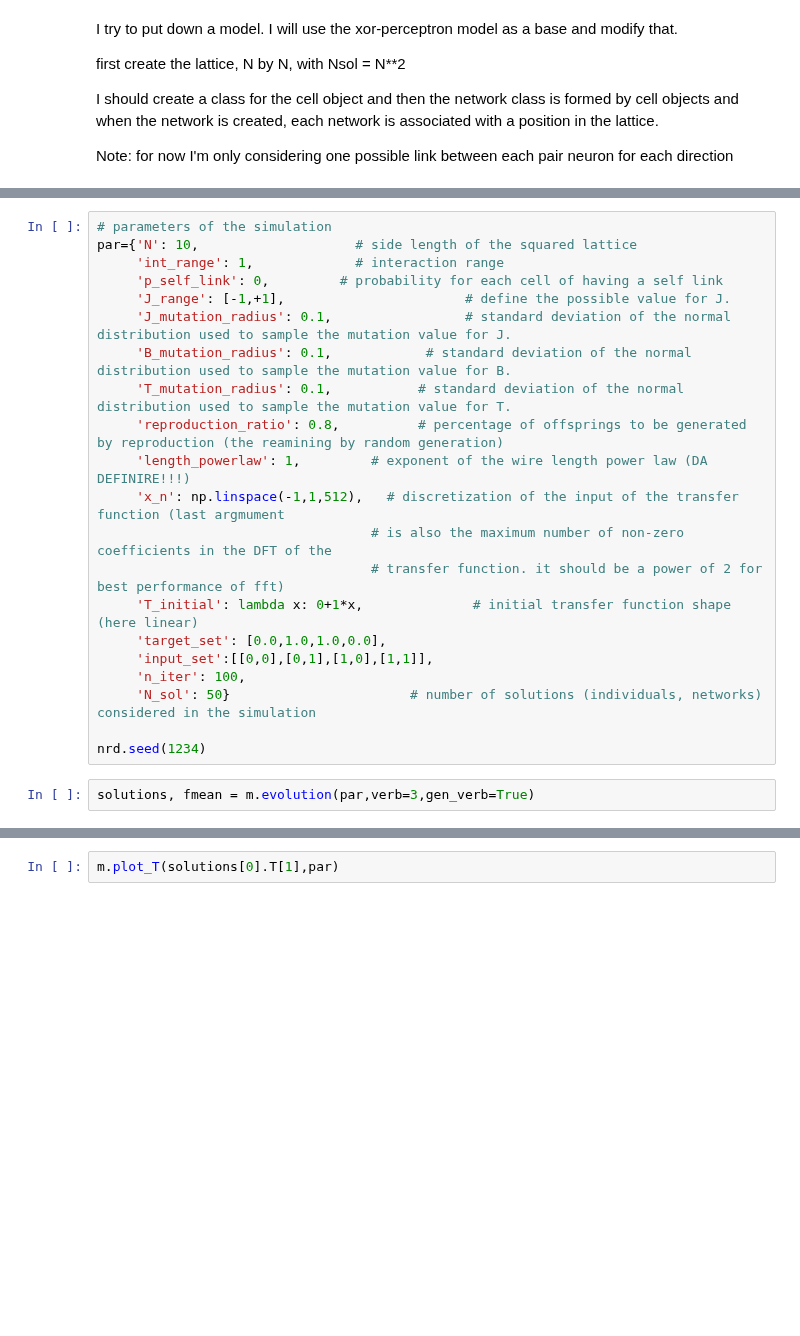
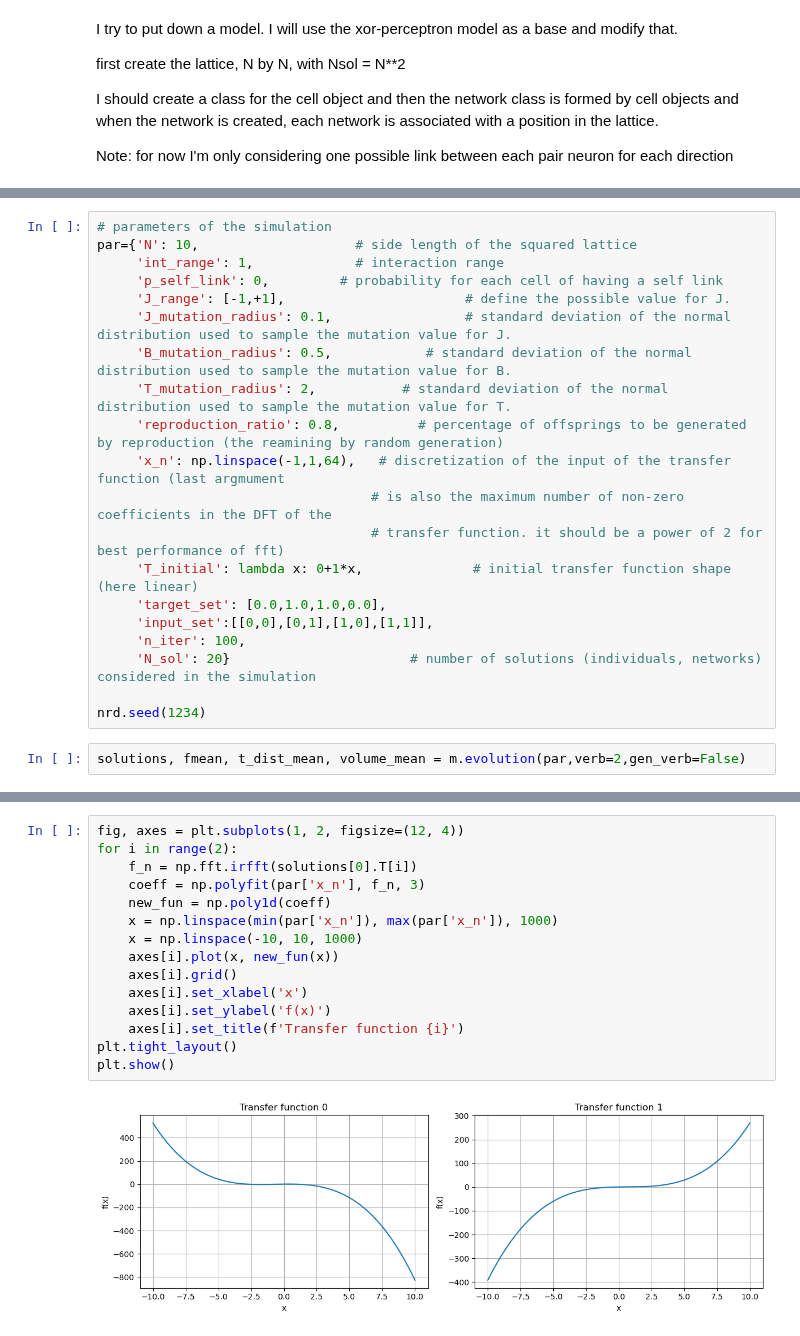
Before and after one commit to pietromalagoli/NeuronEvolution, a Jupyter notebook: main/model_np.ipynb, the cells around one changed output, grey strips where cells are left out. Cells and saved outputs as stored; diff of their text form; blank space fills up the shorter version.

```diff
--- a/main/model_np.ipynb
+++ b/main/model_np.ipynb
@@ -26,20 +26,19 @@ par={'N': 10,                    # side length of the squared lattice
      'p_self_link': 0,         # probability for each cell of having a self link
      'J_range': [-1,+1],                       # define the possible value for J.
      'J_mutation_radius': 0.1,                 # standard deviation of the normal distribution used to sample the mutation value for J.
-     'B_mutation_radius': 0.1,            # standard deviation of the normal distribution used to sample the mutation value for B.
-     'T_mutation_radius': 0.1,           # standard deviation of the normal distribution used to sample the mutation value for T.
+     'B_mutation_radius': 0.5,            # standard deviation of the normal distribution used to sample the mutation value for B.
+     'T_mutation_radius': 2,           # standard deviation of the normal distribution used to sample the mutation value for T.
      'reproduction_ratio': 0.8,          # percentage of offsprings to be generated by reproduction (the reamining by random generation)
-     'length_powerlaw': 1,         # exponent of the wire length power law (DA DEFINIRE!!!)
-     'x_n': np.linspace(-1,1,512),   # discretization of the input of the transfer function (last argmument
+     'x_n': np.linspace(-1,1,64),   # discretization of the input of the transfer function (last argmument
                                    # is also the maximum number of non-zero coefficients in the DFT of the
                                    # transfer function. it should be a power of 2 for best performance of fft)
      'T_initial': lambda x: 0+1*x,              # initial transfer function shape (here linear)
      'target_set': [0.0,1.0,1.0,0.0],
      'input_set':[[0,0],[0,1],[1,0],[1,1]],
      'n_iter': 100,
-     'N_sol': 50}                       # number of solutions (individuals, networks) considered in the simulation
+     'N_sol': 20}                       # number of solutions (individuals, networks) considered in the simulation
 
 nrd.seed(1234)
 # %%
-solutions, fmean = m.evolution(par,verb=3,gen_verb=True)
+solutions, fmean, t_dist_mean, volume_mean = m.evolution(par,verb=2,gen_verb=False)
 # %% [output]
@@ -74,3 +117,18 @@ print(np.sum(s[0].C)/s[0].C.shape[0]**2)
 # %%
-m.plot_T(solutions[0].T[1],par)
+fig, axes = plt.subplots(1, 2, figsize=(12, 4))
+for i in range(2):
+    f_n = np.fft.irfft(solutions[0].T[i])
+    coeff = np.polyfit(par['x_n'], f_n, 3)
+    new_fun = np.poly1d(coeff)
+    x = np.linspace(min(par['x_n']), max(par['x_n']), 1000)
+    x = np.linspace(-10, 10, 1000)
+    axes[i].plot(x, new_fun(x))
+    axes[i].grid()
+    axes[i].set_xlabel('x')
+    axes[i].set_ylabel('f(x)')
+    axes[i].set_title(f'Transfer function {i}')
+plt.tight_layout()
+plt.show()
+# %% [output]
+[figure, added]
 # %%
```
Also changed, not shown: parts of 9 cells of this notebook, 1 other file.
